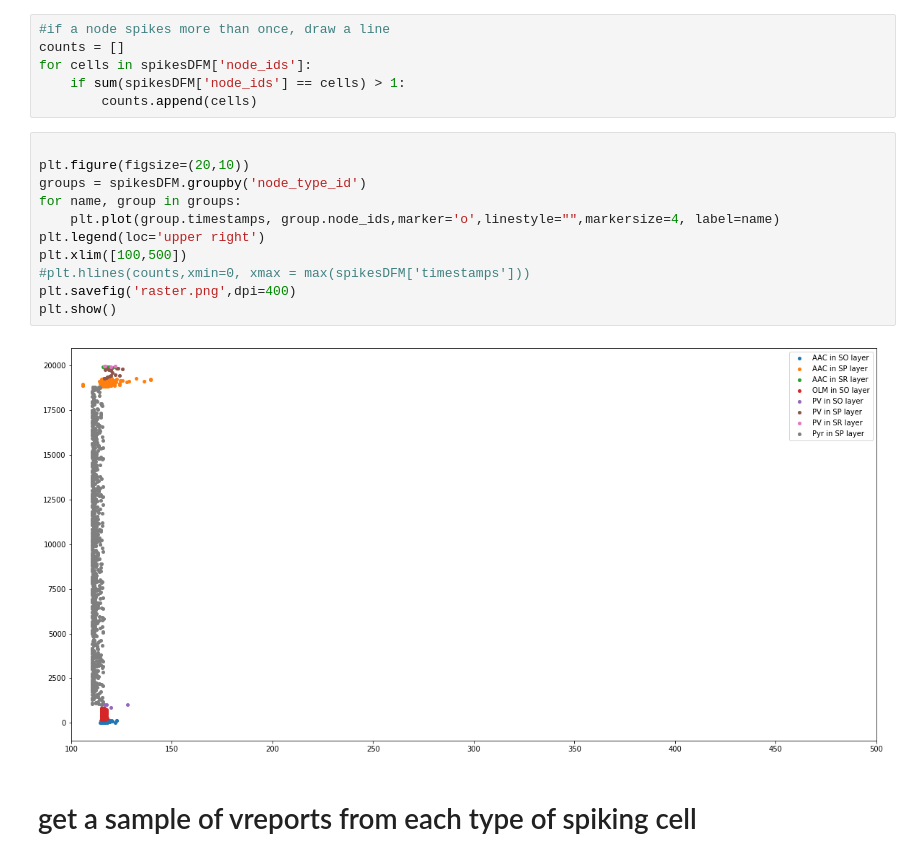
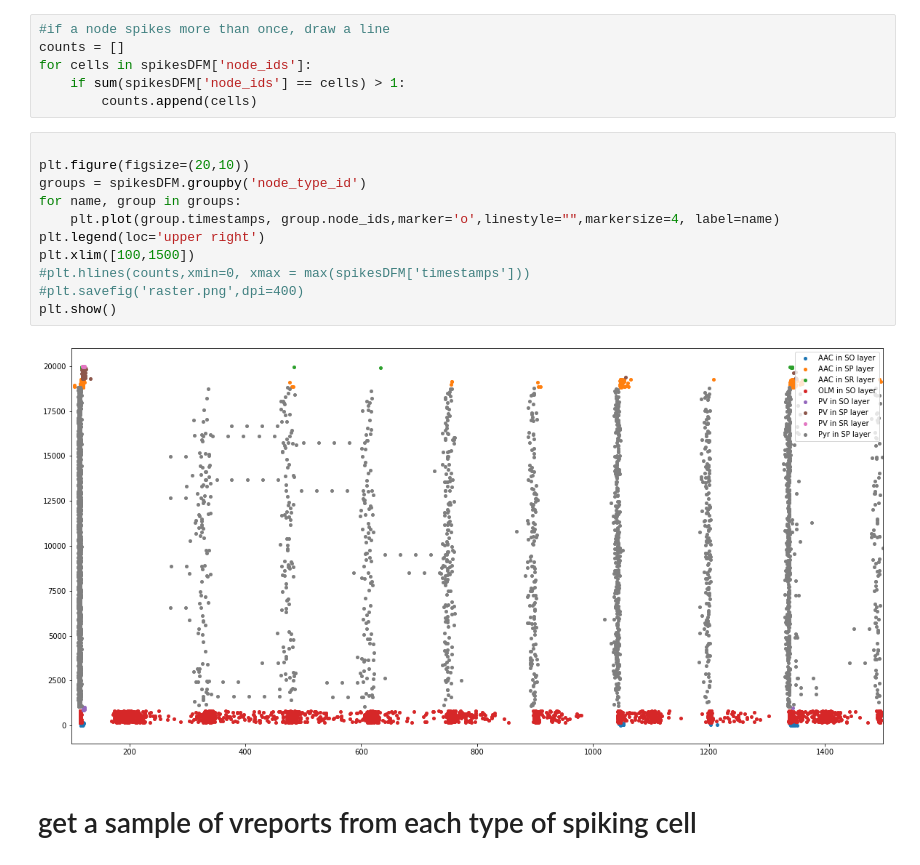
Before and after one commit to ddopp4877/CA1_model, a Jupyter notebook: CA1_exploration.ipynb, the cells around one changed output. Drawn from its saved outputs; the diff is of its cells as text.

```diff
--- a/CA1_exploration.ipynb
+++ b/CA1_exploration.ipynb
@@ -961,16 +961,16 @@ for cells in spikesDFM['node_ids']:
 # %%
 
 plt.figure(figsize=(20,10))
 groups = spikesDFM.groupby('node_type_id')
 for name, group in groups:
     plt.plot(group.timestamps, group.node_ids,marker='o',linestyle="",markersize=4, label=name)
 plt.legend(loc='upper right')
-plt.xlim([100,500])
+plt.xlim([100,1500])
 #plt.hlines(counts,xmin=0, xmax = max(spikesDFM['timestamps']))
-plt.savefig('raster.png',dpi=400)
+#plt.savefig('raster.png',dpi=400)
 plt.show()
 # %% [output]
-[figure, old version]
+[figure, new version]
 # %% [markdown]
 # get a sample of vreports from each type of spiking cell
 # %%
```
Also changed, not shown: parts of 5 cells of this notebook, 9 other files.
